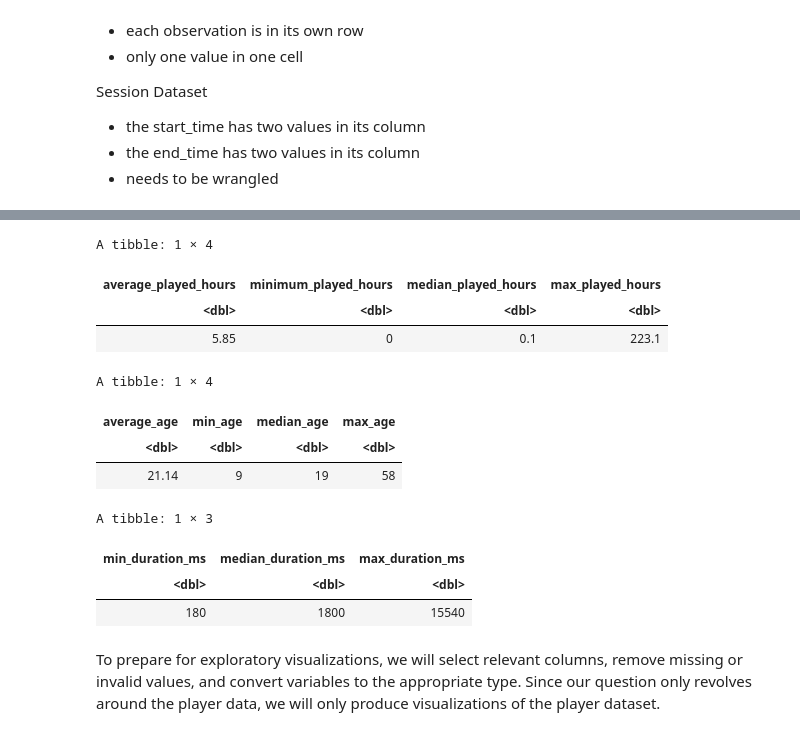
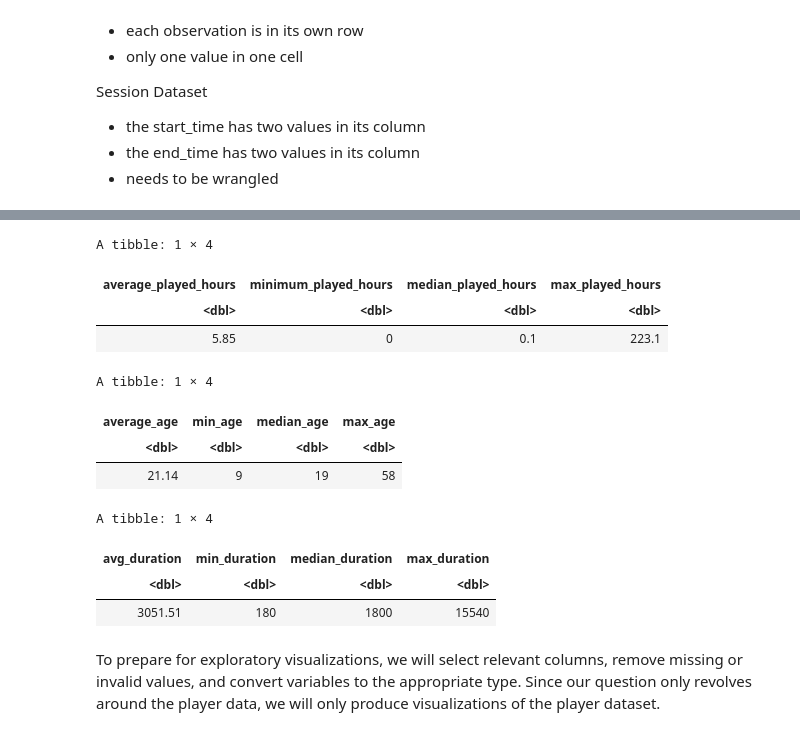
Before and after one commit to ansonng1205-tech/DSCI-Project, a Jupyter notebook: Group 43 Anson Individual Project.ipynb, the cells around one changed output, grey strips where cells are left out. Saved outputs shown, nothing was run; the diff lists cells and outputs as text; code cells hidden in the pictures.

Commit message:
rewrote and edited for spelling mistakes ,
included data tables, made a title for the planning report, included subtitles for more clear and interpretable reading.

```diff
--- a/Group 43 Anson Individual Project.ipynb
+++ b/Group 43 Anson Individual Project.ipynb
@@ -166,38 +159,38 @@ select(played_hours) |>
 summarize(average_played_hours = round(mean(played_hours,na.rm = TRUE ),2), minimum_played_hours = round(min(played_hours,na.rm = TRUE ),2), median_played_hours = round(median(played_hours,na.rm = TRUE ),2), max_played_hours = round(max(played_hours,na.rm = TRUE ),2)   )
 
 summary_age <- players |>
 select(Age) |>
 summarize(average_age = round(mean(Age,  na.rm = TRUE),2), min_age = round(min(Age,na.rm = TRUE ),2), median_age = round(median(Age,na.rm = TRUE ),2), max_age = round(max(Age,na.rm = TRUE ),2)  )
 
 sessions <- sessions |>
     mutate(original_end_time = as.numeric(as.POSIXct(end_time, format = "%d/%m/%Y %H:%M")),
            original_start_time = as.numeric(as.POSIXct(start_time, format = "%d/%m/%Y %H:%M")))
 
 session_duration <- sessions |>
     mutate(duration = original_end_time - original_start_time) |>
     select(duration)
 
 summary_durations <- session_duration |>
 select(duration) |>
-    summarize(min_duration_ms = min(duration, na.rm = TRUE), median_duration_ms = median(duration, na.rm = TRUE), max_duration_ms = max(duration, na.rm = TRUE))
+    summarize(avg_duration = round(mean(duration, na.rm = TRUE),2), min_duration = min(duration, na.rm = TRUE), median_duration = median(duration, na.rm = TRUE), max_duration = max(duration, na.rm = TRUE))
 
 summary_played_hours
 summary_age
 
 summary_durations
 # %% [output]
 A tibble: 1 × 4
 | average_played_hours | minimum_played_hours | median_played_hours | max_played_hours |
 | <dbl> | <dbl> | <dbl> | <dbl> |
 | 5.85 | 0 | 0.1 | 223.1 |
 A tibble: 1 × 4
 | average_age | min_age | median_age | max_age |
 | <dbl> | <dbl> | <dbl> | <dbl> |
 | 21.14 | 9 | 19 | 58 |
-A tibble: 1 × 3
+A tibble: 1 × 4
-| min_duration_ms | median_duration_ms | max_duration_ms |
-| <dbl> | <dbl> | <dbl> |
-| 180 | 1800 | 15540 |
+| avg_duration | min_duration | median_duration | max_duration |
+| <dbl> | <dbl> | <dbl> | <dbl> |
+| 3051.51 | 180 | 1800 | 15540 |
 # %% [markdown]
 To prepare for exploratory visualizations, we will select relevant columns, remove missing or invalid values, and convert variables to the appropriate type.
 Since our question only revolves around the player data, we will only produce visualizations of the player dataset.
```
Also changed, not shown: parts of 9 cells of this notebook.
